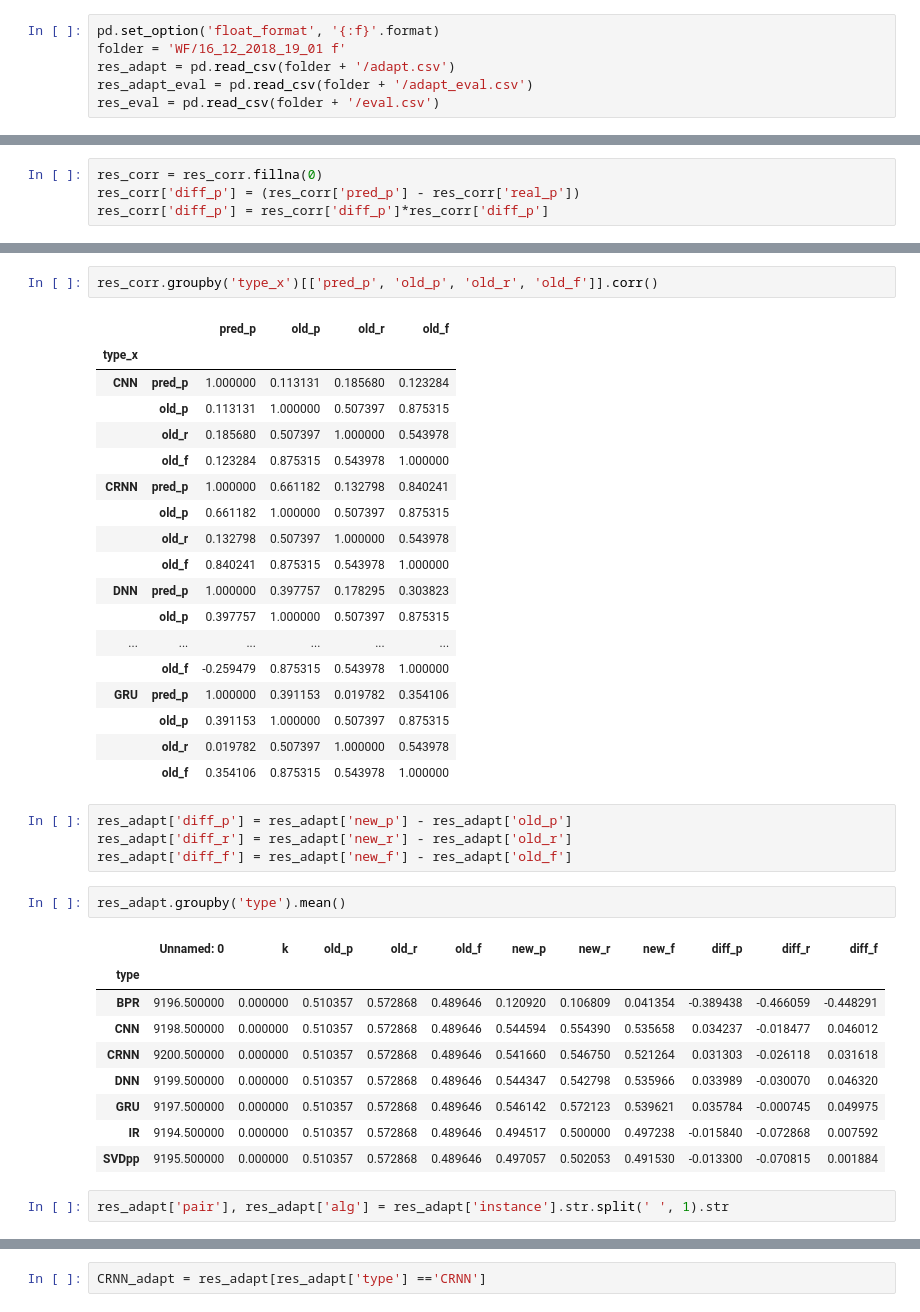
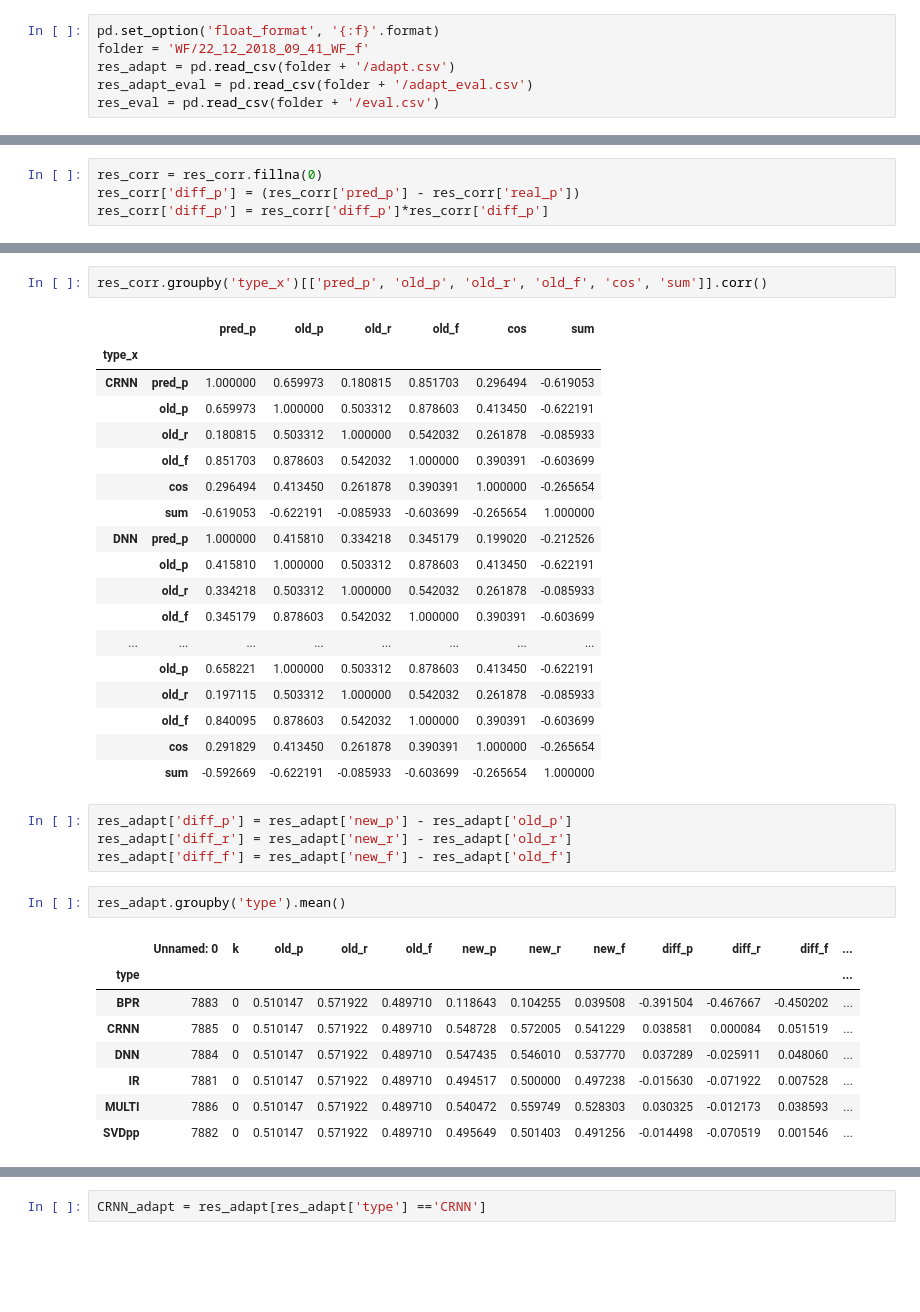
Before and after one commit to shraga89/DSMA, a Jupyter notebook: results/Untitled.ipynb, the cells around one changed output, grey strips where cells are left out. Cells and saved outputs as stored; diff of their text form; blank space fills up the shorter version.

```diff
--- a/results/Untitled.ipynb
+++ b/results/Untitled.ipynb
@@ -5,7 +5,7 @@ import time
 import math
 # %%
 pd.set_option('float_format', '{:f}'.format)
-folder = 'WF/16_12_2018_19_01 f'
+folder = 'WF/22_12_2018_09_41_WF_f'
 res_adapt = pd.read_csv(folder + '/adapt.csv')
 res_adapt_eval = pd.read_csv(folder + '/adapt_eval.csv')
 res_eval = pd.read_csv(folder + '/eval.csv')
@@ -43,24 +43,24 @@ res_corr
 # %%
-res_corr.groupby('type_x')[['pred_p', 'old_p', 'old_r', 'old_f']].corr()
+res_corr.groupby('type_x')[['pred_p', 'old_p', 'old_r', 'old_f', 'cos', 'sum']].corr()
 # %% [output]
-|  |  | pred_p | old_p | old_r | old_f |
-| type_x |  |  |  |  |  |
-| CNN | pred_p | 1.000000 | 0.113131 | 0.185680 | 0.123284 |
-|  | old_p | 0.113131 | 1.000000 | 0.507397 | 0.875315 |
-|  | old_r | 0.185680 | 0.507397 | 1.000000 | 0.543978 |
-|  | old_f | 0.123284 | 0.875315 | 0.543978 | 1.000000 |
-| CRNN | pred_p | 1.000000 | 0.661182 | 0.132798 | 0.840241 |
-|  | old_p | 0.661182 | 1.000000 | 0.507397 | 0.875315 |
-|  | old_r | 0.132798 | 0.507397 | 1.000000 | 0.543978 |
-|  | old_f | 0.840241 | 0.875315 | 0.543978 | 1.000000 |
-| DNN | pred_p | 1.000000 | 0.397757 | 0.178295 | 0.303823 |
-|  | old_p | 0.397757 | 1.000000 | 0.507397 | 0.875315 |
-| ... | ... | ... | ... | ... | ... |
-|  | old_f | -0.259479 | 0.875315 | 0.543978 | 1.000000 |
-| GRU | pred_p | 1.000000 | 0.391153 | 0.019782 | 0.354106 |
-|  | old_p | 0.391153 | 1.000000 | 0.507397 | 0.875315 |
-|  | old_r | 0.019782 | 0.507397 | 1.000000 | 0.543978 |
-|  | old_f | 0.354106 | 0.875315 | 0.543978 | 1.000000 |
+|  |  | pred_p | old_p | old_r | old_f | cos | sum |
+| type_x |  |  |  |  |  |  |  |
+| CRNN | pred_p | 1.000000 | 0.659973 | 0.180815 | 0.851703 | 0.296494 | -0.619053 |
+|  | old_p | 0.659973 | 1.000000 | 0.503312 | 0.878603 | 0.413450 | -0.622191 |
+|  | old_r | 0.180815 | 0.503312 | 1.000000 | 0.542032 | 0.261878 | -0.085933 |
+|  | old_f | 0.851703 | 0.878603 | 0.542032 | 1.000000 | 0.390391 | -0.603699 |
+|  | cos | 0.296494 | 0.413450 | 0.261878 | 0.390391 | 1.000000 | -0.265654 |
+|  | sum | -0.619053 | -0.622191 | -0.085933 | -0.603699 | -0.265654 | 1.000000 |
+| DNN | pred_p | 1.000000 | 0.415810 | 0.334218 | 0.345179 | 0.199020 | -0.212526 |
+|  | old_p | 0.415810 | 1.000000 | 0.503312 | 0.878603 | 0.413450 | -0.622191 |
+|  | old_r | 0.334218 | 0.503312 | 1.000000 | 0.542032 | 0.261878 | -0.085933 |
+|  | old_f | 0.345179 | 0.878603 | 0.542032 | 1.000000 | 0.390391 | -0.603699 |
+| ... | ... | ... | ... | ... | ... | ... | ... |
+|  | old_p | 0.658221 | 1.000000 | 0.503312 | 0.878603 | 0.413450 | -0.622191 |
+|  | old_r | 0.197115 | 0.503312 | 1.000000 | 0.542032 | 0.261878 | -0.085933 |
+|  | old_f | 0.840095 | 0.878603 | 0.542032 | 1.000000 | 0.390391 | -0.603699 |
+|  | cos | 0.291829 | 0.413450 | 0.261878 | 0.390391 | 1.000000 | -0.265654 |
+|  | sum | -0.592669 | -0.622191 | -0.085933 | -0.603699 | -0.265654 | 1.000000 |
 # %%
 res_adapt['diff_p'] = res_adapt['new_p'] - res_adapt['old_p']
 res_adapt['diff_r'] = res_adapt['new_r'] - res_adapt['old_r']
@@ -68,14 +68,11 @@ res_adapt['diff_f'] = res_adapt['new_f'] - res_adapt['old_f']
 # %%
 res_adapt.groupby('type').mean()
 # %% [output]
-|  | Unnamed: 0 | k | old_p | old_r | old_f | new_p | new_r | new_f | diff_p | diff_r | diff_f |
-| type |  |  |  |  |  |  |  |  |  |  |  |
-| BPR | 9196.500000 | 0.000000 | 0.510357 | 0.572868 | 0.489646 | 0.120920 | 0.106809 | 0.041354 | -0.389438 | -0.466059 | -0.448291 |
-| CNN | 9198.500000 | 0.000000 | 0.510357 | 0.572868 | 0.489646 | 0.544594 | 0.554390 | 0.535658 | 0.034237 | -0.018477 | 0.046012 |
-| CRNN | 9200.500000 | 0.000000 | 0.510357 | 0.572868 | 0.489646 | 0.541660 | 0.546750 | 0.521264 | 0.031303 | -0.026118 | 0.031618 |
-| DNN | 9199.500000 | 0.000000 | 0.510357 | 0.572868 | 0.489646 | 0.544347 | 0.542798 | 0.535966 | 0.033989 | -0.030070 | 0.046320 |
-| GRU | 9197.500000 | 0.000000 | 0.510357 | 0.572868 | 0.489646 | 0.546142 | 0.572123 | 0.539621 | 0.035784 | -0.000745 | 0.049975 |
-| IR | 9194.500000 | 0.000000 | 0.510357 | 0.572868 | 0.489646 | 0.494517 | 0.500000 | 0.497238 | -0.015840 | -0.072868 | 0.007592 |
-| SVDpp | 9195.500000 | 0.000000 | 0.510357 | 0.572868 | 0.489646 | 0.497057 | 0.502053 | 0.491530 | -0.013300 | -0.070815 | 0.001884 |
+|  | Unnamed: 0 | k | old_p | old_r | old_f | new_p | new_r | new_f | diff_p | diff_r | diff_f | ... |
+| type |  |  |  |  |  |  |  |  |  |  |  | ... |
+| BPR | 7883 | 0 | 0.510147 | 0.571922 | 0.489710 | 0.118643 | 0.104255 | 0.039508 | -0.391504 | -0.467667 | -0.450202 | ... |
+| CRNN | 7885 | 0 | 0.510147 | 0.571922 | 0.489710 | 0.548728 | 0.572005 | 0.541229 | 0.038581 | 0.000084 | 0.051519 | ... |
+| DNN | 7884 | 0 | 0.510147 | 0.571922 | 0.489710 | 0.547435 | 0.546010 | 0.537770 | 0.037289 | -0.025911 | 0.048060 | ... |
+| IR | 7881 | 0 | 0.510147 | 0.571922 | 0.489710 | 0.494517 | 0.500000 | 0.497238 | -0.015630 | -0.071922 | 0.007528 | ... |
+| MULTI | 7886 | 0 | 0.510147 | 0.571922 | 0.489710 | 0.540472 | 0.559749 | 0.528303 | 0.030325 | -0.012173 | 0.038593 | ... |
+| SVDpp | 7882 | 0 | 0.510147 | 0.571922 | 0.489710 | 0.495649 | 0.501403 | 0.491256 | -0.014498 | -0.070519 | 0.001546 | ... |
-# %%
-res_adapt['pair'], res_adapt['alg'] = res_adapt['instance'].str.split(' ', 1).str
```
Also changed, not shown: parts of 4 cells of this notebook, 1 other file.
